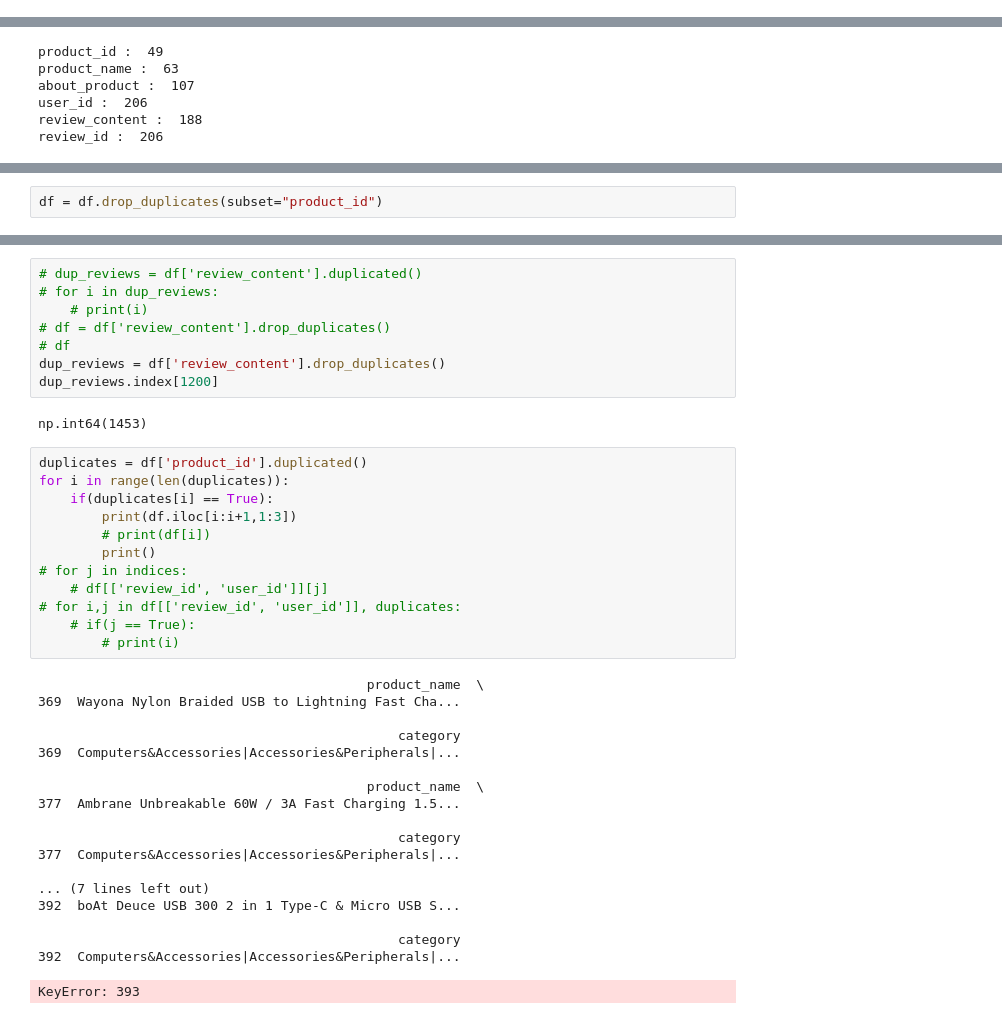
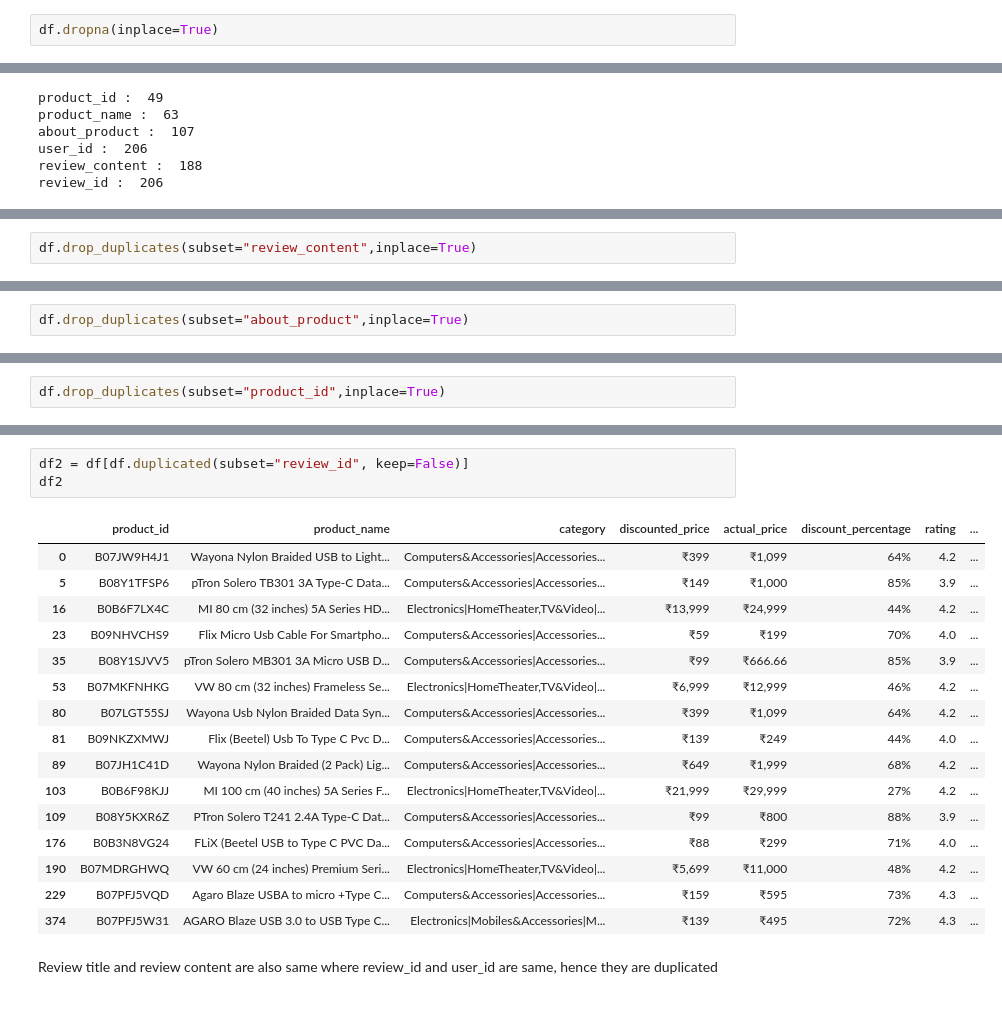
Before and after one commit to AS-Warvel/machine-learning-project, a Jupyter notebook: amazon_data.ipynb, the cells around one changed output, grey strips where cells are left out. Cells and saved outputs as stored; diff of their text form.

Commit message:
more enquiry on duplicates

```diff
--- a/amazon_data.ipynb
+++ b/amazon_data.ipynb
@@ -80,3 +80,5 @@ user_name :  0
 review_id :  0
 review_title :  0
 review_content :  0
+# %%
+df.dropna(inplace=True)
@@ -170,3 +115,5 @@ True
+# %%
+df.drop_duplicates(subset="review_content",inplace=True)
 # %%
 columns = ['product_id','product_name','about_product','user_id','review_content', 'review_id']
 for col in columns:
@@ -180,0 +128,2 @@ review_id :  206
+# %%
+df.drop_duplicates(subset="about_product",inplace=True)
@@ -181,3 +150,3 @@ review_id :  206
 # %%
-df = df.drop_duplicates(subset="product_id")
+df.drop_duplicates(subset="product_id",inplace=True)
 # %%
@@ -214,41 +164,22 @@ df[df["product_name"].duplicated(keep=False)].sort_values(by="product_name")
-# %%
-# dup_reviews = df['review_content'].duplicated()
-# for i in dup_reviews:
-    # print(i)
-# df = df['review_content'].drop_duplicates()
-# df
-dup_reviews = df['review_content'].drop_duplicates()
-dup_reviews.index[1200]
-# %% [output]
-np.int64(1453)
-# %%
-duplicates = df['product_id'].duplicated()
-for i in range(len(duplicates)):
-    if(duplicates[i] == True):
-        print(df.iloc[i:i+1,1:3])
-        # print(df[i])
-        print()
-# for j in indices:
-    # df[['review_id', 'user_id']][j]
-# for i,j in df[['review_id', 'user_id']], duplicates:
-    # if(j == True):
-        # print(i)
-# %% [output]
-                                          product_name  \
-369  Wayona Nylon Braided USB to Lightning Fast Cha...
-
-                                              category
-369  Computers&Accessories|Accessories&Peripherals|...
-
-                                          product_name  \
-377  Ambrane Unbreakable 60W / 3A Fast Charging 1.5...
-
-                                              category
-377  Computers&Accessories|Accessories&Peripherals|...
-
-... (7 lines left out)
-392  boAt Deuce USB 300 2 in 1 Type-C & Micro USB S...
-
-                                              category
-392  Computers&Accessories|Accessories&Peripherals|...
-KeyError: 393
+# %%
+df2 = df[df.duplicated(subset="review_id", keep=False)]
+df2
+# %% [output]
+|  | product_id | product_name | category | discounted_price | actual_price | discount_percentage | rating | ... |
+| 0 | B07JW9H4J1 | Wayona Nylon Braided USB to Light... | Computers&Accessories|Accessories... | ₹399 | ₹1,099 | 64% | 4.2 | ... |
+| 5 | B08Y1TFSP6 | pTron Solero TB301 3A Type-C Data... | Computers&Accessories|Accessories... | ₹149 | ₹1,000 | 85% | 3.9 | ... |
+| 16 | B0B6F7LX4C | MI 80 cm (32 inches) 5A Series HD... | Electronics|HomeTheater,TV&Video|... | ₹13,999 | ₹24,999 | 44% | 4.2 | ... |
+| 23 | B09NHVCHS9 | Flix Micro Usb Cable For Smartpho... | Computers&Accessories|Accessories... | ₹59 | ₹199 | 70% | 4.0 | ... |
+| 35 | B08Y1SJVV5 | pTron Solero MB301 3A Micro USB D... | Computers&Accessories|Accessories... | ₹99 | ₹666.66 | 85% | 3.9 | ... |
+| 53 | B07MKFNHKG | VW 80 cm (32 inches) Frameless Se... | Electronics|HomeTheater,TV&Video|... | ₹6,999 | ₹12,999 | 46% | 4.2 | ... |
+| 80 | B07LGT55SJ | Wayona Usb Nylon Braided Data Syn... | Computers&Accessories|Accessories... | ₹399 | ₹1,099 | 64% | 4.2 | ... |
+| 81 | B09NKZXMWJ | Flix (Beetel) Usb To Type C Pvc D... | Computers&Accessories|Accessories... | ₹139 | ₹249 | 44% | 4.0 | ... |
+| 89 | B07JH1C41D | Wayona Nylon Braided (2 Pack) Lig... | Computers&Accessories|Accessories... | ₹649 | ₹1,999 | 68% | 4.2 | ... |
+| 103 | B0B6F98KJJ | MI 100 cm (40 inches) 5A Series F... | Electronics|HomeTheater,TV&Video|... | ₹21,999 | ₹29,999 | 27% | 4.2 | ... |
+| 109 | B08Y5KXR6Z | PTron Solero T241 2.4A Type-C Dat... | Computers&Accessories|Accessories... | ₹99 | ₹800 | 88% | 3.9 | ... |
+| 176 | B0B3N8VG24 | FLiX (Beetel USB to Type C PVC Da... | Computers&Accessories|Accessories... | ₹88 | ₹299 | 71% | 4.0 | ... |
+| 190 | B07MDRGHWQ | VW 60 cm (24 inches) Premium Seri... | Electronics|HomeTheater,TV&Video|... | ₹5,699 | ₹11,000 | 48% | 4.2 | ... |
+| 229 | B07PFJ5VQD | Agaro Blaze USBA to micro +Type C... | Computers&Accessories|Accessories... | ₹159 | ₹595 | 73% | 4.3 | ... |
+| 374 | B07PFJ5W31 | AGARO Blaze USB 3.0 to USB Type C... | Electronics|Mobiles&Accessories|M... | ₹139 | ₹495 | 72% | 4.3 | ... |
+# %% [markdown]
+Review title and review content are also same where review_id and user_id are same, hence they are duplicated
```
Also changed, not shown: parts of 12 cells of this notebook.
